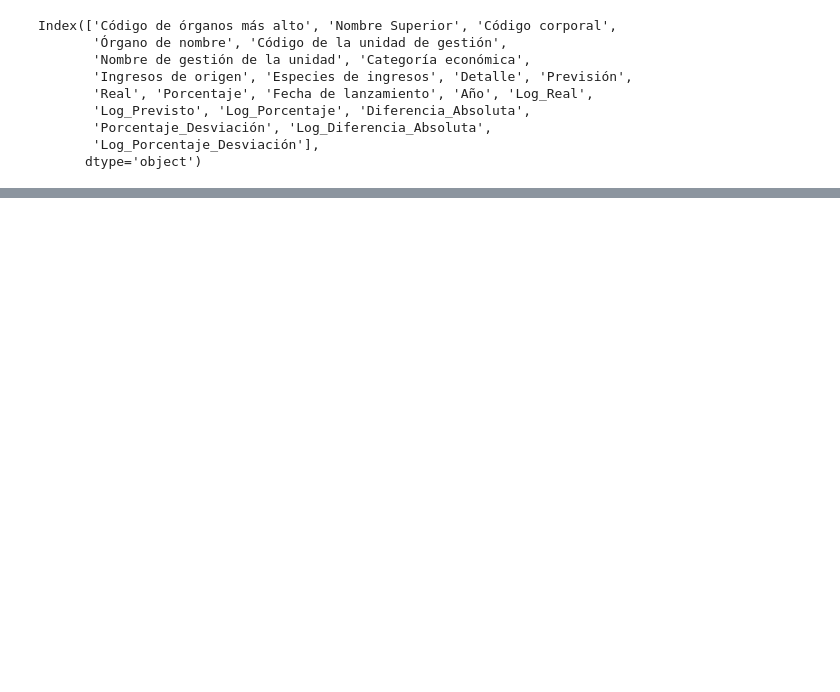
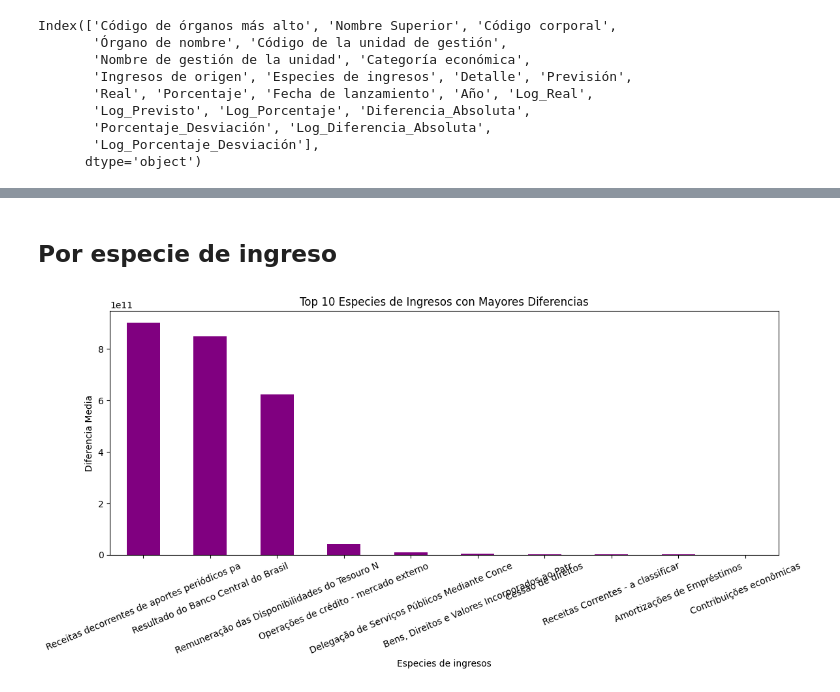
Before and after one commit to marta-ba/Proyecto2-Insights-Brasil, a Jupyter notebook: Proyecto_EDA_Brasil.ipynb, the cells around one changed output, grey strips where cells are left out. Cells and saved outputs as stored; diff of their text form; code cells hidden in the pictures; blank space fills up the shorter version.

```diff
--- a/Proyecto_EDA_Brasil.ipynb
+++ b/Proyecto_EDA_Brasil.ipynb
@@ -891,0 +969,23 @@ Index(['Código de órganos más alto', 'Nombre Superior', 'Código corporal',
+# %% [markdown]
+## Por especie de ingreso
+# %%
+# Resumen por especies de ingresos
+agrupado_especies = df.groupby('Especies de ingresos').agg({
+    'Diferencia_Absoluta': 'mean',
+    'Porcentaje_Desviación': 'mean'
+}).reset_index()
+
+# Visualización: Top 10 especies de ingresos con mayores diferencias absolutas
+agrupado_especies.columns = ['Especies de ingresos',
+                              'Diferencia_Media', 'Porcentaje_Media']
+
+top_especies = agrupado_especies.nlargest(10, 'Diferencia_Media')
+top_especies.plot(x='Especies de ingresos', y='Diferencia_Media', kind='bar', figsize=(12, 6), color='purple', legend=False)
+plt.title('Top 10 Especies de Ingresos con Mayores Diferencias')
+plt.ylabel('Diferencia Media')
+plt.xlabel('Especies de ingresos')
+plt.xticks(rotation=23)
+plt.tight_layout()
+plt.show()
+# %% [output]
+[figure, added]
```
Also changed, not shown: parts of 27 cells of this notebook, 2 other files.
